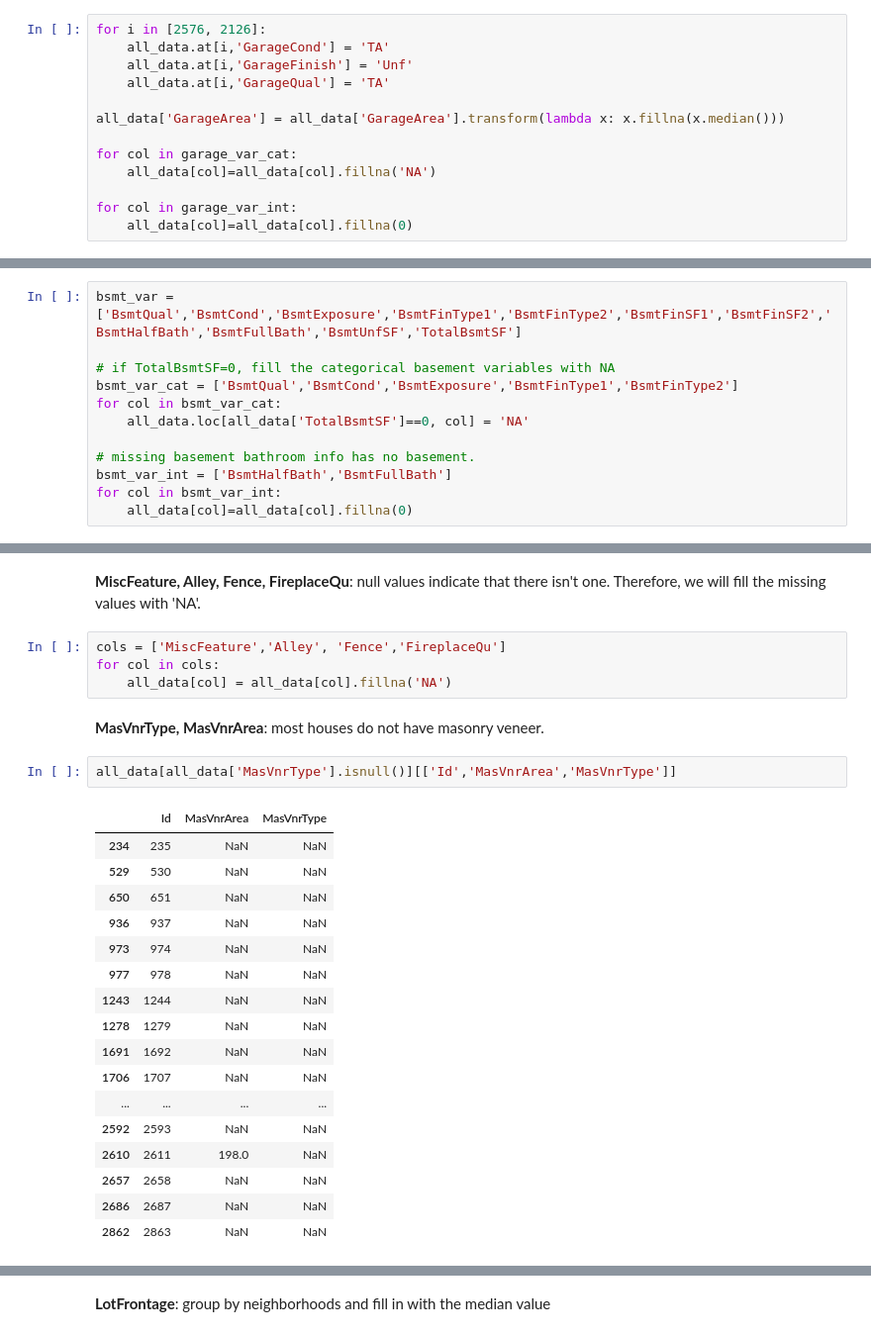
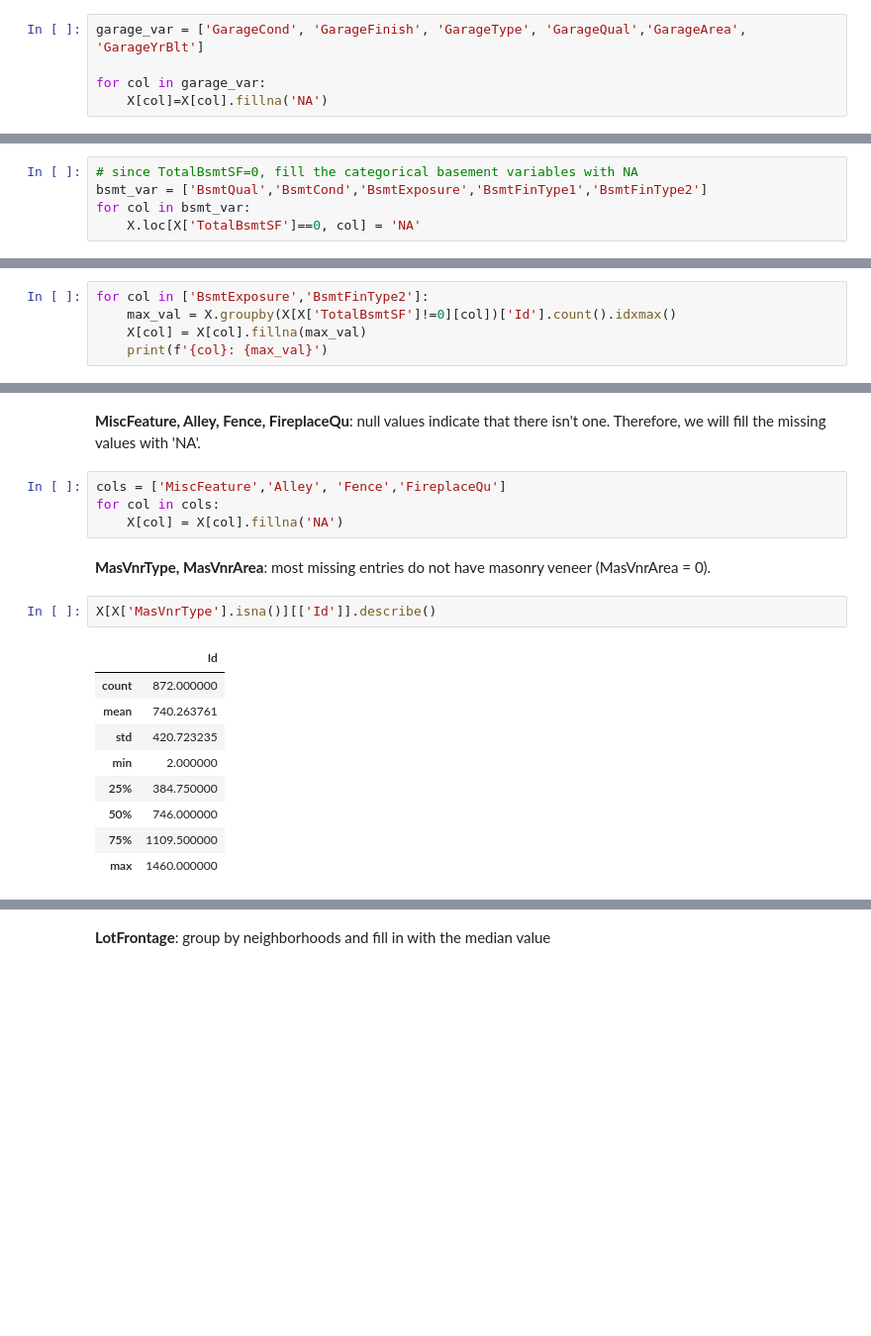
Before and after one commit to yuna17c/housing-price-prediction, a Jupyter notebook: housing-price-prediction.ipynb, the cells around one changed output, grey strips where cells are left out. Shown at 99% size. Cells and saved outputs as stored; diff of their text form; blank space fills up the shorter version.

```diff
--- a/housing-price-prediction.ipynb
+++ b/housing-price-prediction.ipynb
@@ -183,14 +163,6 @@ all_data.groupby('GarageQual')['Id'].describe()
 # %%
-for i in [2576, 2126]:
-    all_data.at[i,'GarageCond'] = 'TA'
-    all_data.at[i,'GarageFinish'] = 'Unf'
-    all_data.at[i,'GarageQual'] = 'TA'
+garage_var = ['GarageCond', 'GarageFinish', 'GarageType', 'GarageQual','GarageArea', 'GarageYrBlt']
 
-all_data['GarageArea'] = all_data['GarageArea'].transform(lambda x: x.fillna(x.median()))
-
-for col in garage_var_cat:
-    all_data[col]=all_data[col].fillna('NA')
-
-for col in garage_var_int:
-    all_data[col]=all_data[col].fillna(0)
+for col in garage_var:
+    X[col]=X[col].fillna('NA')
 # %% [markdown]
@@ -198,12 +179,5 @@ for col in garage_var_int:
 # %%
-bsmt_var = ['BsmtQual','BsmtCond','BsmtExposure','BsmtFinType1','BsmtFinType2','BsmtFinSF1','BsmtFinSF2','BsmtHalfBath','BsmtFullBath','BsmtUnfSF','TotalBsmtSF']
-
-# if TotalBsmtSF=0, fill the categorical basement variables with NA
-bsmt_var_cat = ['BsmtQual','BsmtCond','BsmtExposure','BsmtFinType1','BsmtFinType2']
-for col in bsmt_var_cat:
-    all_data.loc[all_data['TotalBsmtSF']==0, col] = 'NA'
-
-# missing basement bathroom info has no basement.
-bsmt_var_int = ['BsmtHalfBath','BsmtFullBath']
-for col in bsmt_var_int:
-    all_data[col]=all_data[col].fillna(0)
+# since TotalBsmtSF=0, fill the categorical basement variables with NA
+bsmt_var = ['BsmtQual','BsmtCond','BsmtExposure','BsmtFinType1','BsmtFinType2']
+for col in bsmt_var:
+    X.loc[X['TotalBsmtSF']==0, col] = 'NA'
@@ -258,0 +192,5 @@ all_data.at[2120,'TotalBsmtSF'] = all_data.iloc[2120]['BsmtFinSF1']+all_data.ilo
+# %%
+for col in ['BsmtExposure','BsmtFinType2']:
+    max_val = X.groupby(X[X['TotalBsmtSF']!=0][col])['Id'].count().idxmax()
+    X[col] = X[col].fillna(max_val)
+    print(f'{col}: {max_val}')
@@ -261,26 +202,18 @@ all_data.at[2120,'TotalBsmtSF'] = all_data.iloc[2120]['BsmtFinSF1']+all_data.ilo
 # %%
 cols = ['MiscFeature','Alley', 'Fence','FireplaceQu']
 for col in cols:
-    all_data[col] = all_data[col].fillna('NA')
+    X[col] = X[col].fillna('NA')
 # %% [markdown]
-**MasVnrType, MasVnrArea**: most houses do not have masonry veneer.
+**MasVnrType, MasVnrArea**: most missing entries do not have masonry veneer (MasVnrArea = 0).
 # %%
-all_data[all_data['MasVnrType'].isnull()][['Id','MasVnrArea','MasVnrType']]
+X[X['MasVnrType'].isna()][['Id']].describe()
 # %% [output]
-|  | Id | MasVnrArea | MasVnrType |
-| 234 | 235 | NaN | NaN |
-| 529 | 530 | NaN | NaN |
-| 650 | 651 | NaN | NaN |
-| 936 | 937 | NaN | NaN |
-| 973 | 974 | NaN | NaN |
-| 977 | 978 | NaN | NaN |
-| 1243 | 1244 | NaN | NaN |
-| 1278 | 1279 | NaN | NaN |
-| 1691 | 1692 | NaN | NaN |
-| 1706 | 1707 | NaN | NaN |
-| ... | ... | ... | ... |
-| 2592 | 2593 | NaN | NaN |
-| 2610 | 2611 | 198.0 | NaN |
-| 2657 | 2658 | NaN | NaN |
-| 2686 | 2687 | NaN | NaN |
-| 2862 | 2863 | NaN | NaN |
+|  | Id |
+| count | 872.000000 |
+| mean | 740.263761 |
+| std | 420.723235 |
+| min | 2.000000 |
+| 25% | 384.750000 |
+| 50% | 746.000000 |
+| 75% | 1109.500000 |
+| max | 1460.000000 |
```
Also changed, not shown: parts of 105 cells of this notebook, 2 other files.
